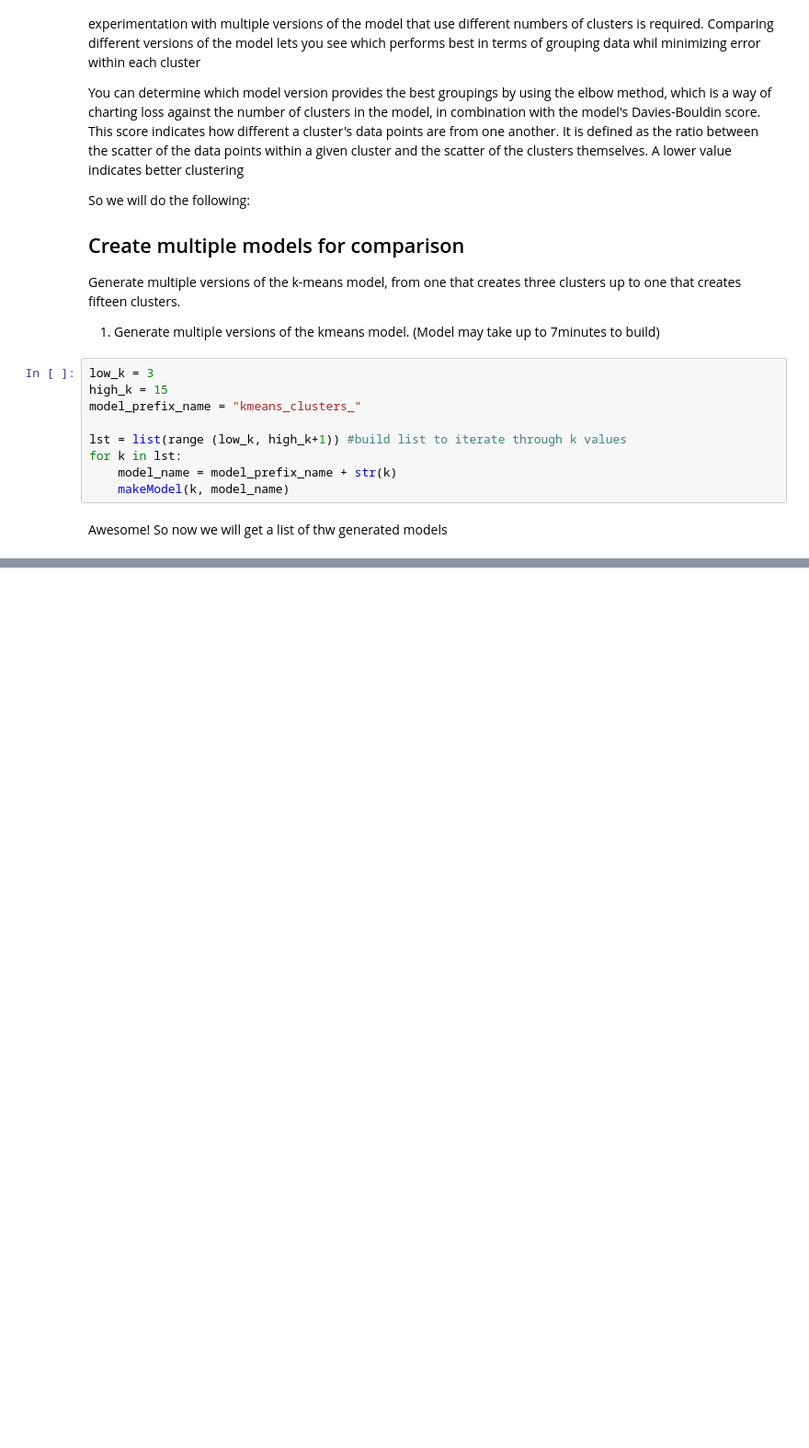
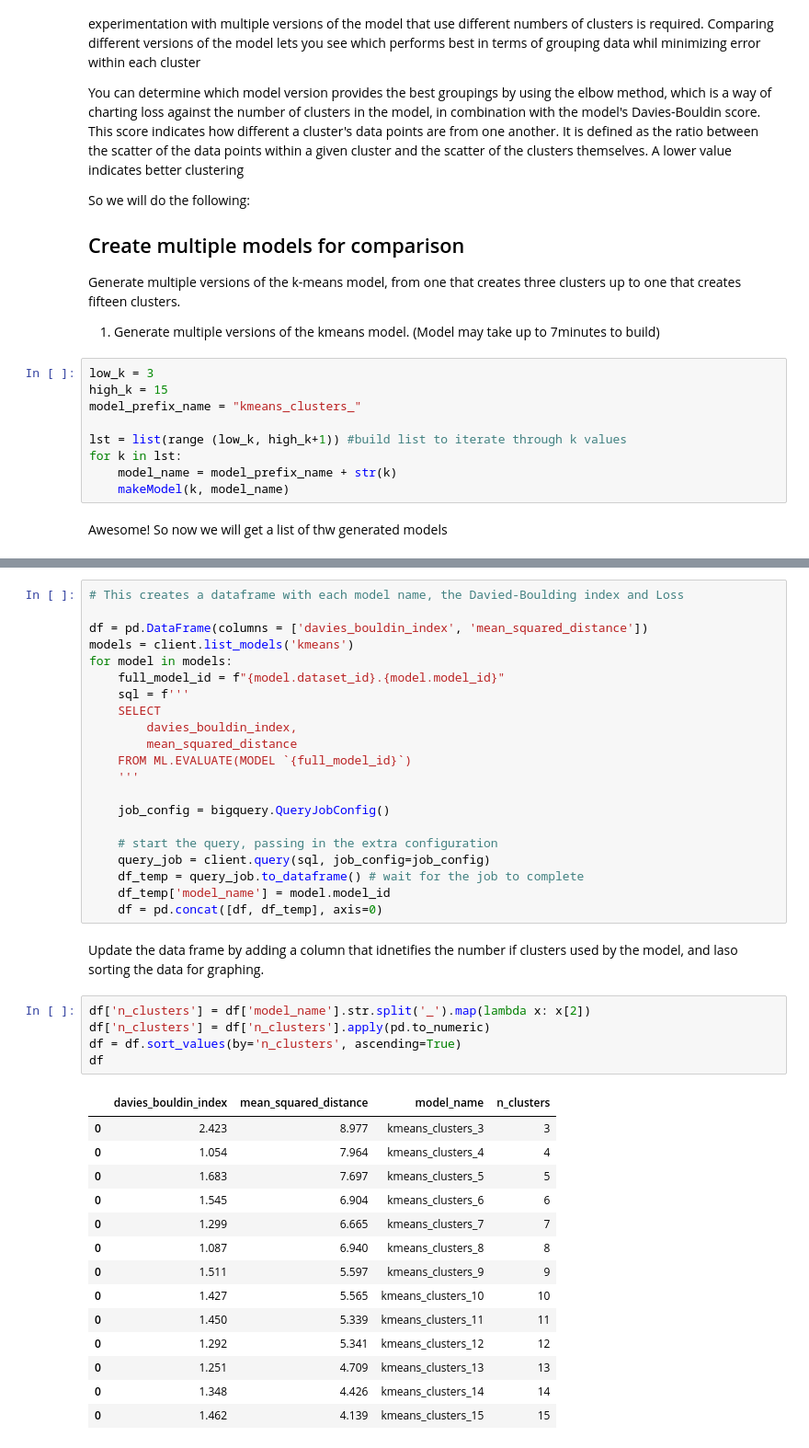
Before and after one commit to paulowe/bigquery-kmeans, a Jupyter notebook: kmeans/kmeans.ipynb, the cells around one changed output, grey strips where cells are left out. Shown at 92% size. Drawn from its saved outputs; the diff is of its cells as text; blank space fills up the shorter version.

Commit message:
added db-index and mean squared distance for clustering goodness
added db-index and mean squared distance for clustering goodness (evaluation)

```diff
--- a/kmeans/kmeans.ipynb
+++ b/kmeans/kmeans.ipynb
@@ -383,0 +390,43 @@ kmeans.test
+# %%
+# This creates a dataframe with each model name, the Davied-Boulding index and Loss
+
+df = pd.DataFrame(columns = ['davies_bouldin_index', 'mean_squared_distance'])
+models = client.list_models('kmeans')
+for model in models:
+    full_model_id = f"{model.dataset_id}.{model.model_id}"
+    sql = f'''
+    SELECT
+        davies_bouldin_index,
+        mean_squared_distance
+    FROM ML.EVALUATE(MODEL `{full_model_id}`)
+    '''
+
+    job_config = bigquery.QueryJobConfig()
+
+    # start the query, passing in the extra configuration
+    query_job = client.query(sql, job_config=job_config)
+    df_temp = query_job.to_dataframe() # wait for the job to complete
+    df_temp['model_name'] = model.model_id
+    df = pd.concat([df, df_temp], axis=0)
+# %% [markdown]
+Update the data frame by adding a column that idnetifies the number if clusters used by the model, and laso sorting the data for graphing.
+# %%
+df['n_clusters'] = df['model_name'].str.split('_').map(lambda x: x[2])
+df['n_clusters'] = df['n_clusters'].apply(pd.to_numeric)
+df = df.sort_values(by='n_clusters', ascending=True)
+df
+# %% [output]
+|  | davies_bouldin_index | mean_squared_distance | model_name | n_clusters |
+| 0 | 2.423 | 8.977 | kmeans_clusters_3 | 3 |
+| 0 | 1.054 | 7.964 | kmeans_clusters_4 | 4 |
+| 0 | 1.683 | 7.697 | kmeans_clusters_5 | 5 |
+| 0 | 1.545 | 6.904 | kmeans_clusters_6 | 6 |
+| 0 | 1.299 | 6.665 | kmeans_clusters_7 | 7 |
+| 0 | 1.087 | 6.940 | kmeans_clusters_8 | 8 |
+| 0 | 1.511 | 5.597 | kmeans_clusters_9 | 9 |
+| 0 | 1.427 | 5.565 | kmeans_clusters_10 | 10 |
+| 0 | 1.450 | 5.339 | kmeans_clusters_11 | 11 |
+| 0 | 1.292 | 5.341 | kmeans_clusters_12 | 12 |
+| 0 | 1.251 | 4.709 | kmeans_clusters_13 | 13 |
+| 0 | 1.348 | 4.426 | kmeans_clusters_14 | 14 |
+| 0 | 1.462 | 4.139 | kmeans_clusters_15 | 15 |
```
Also changed, not shown: parts of 3 cells of this notebook.
